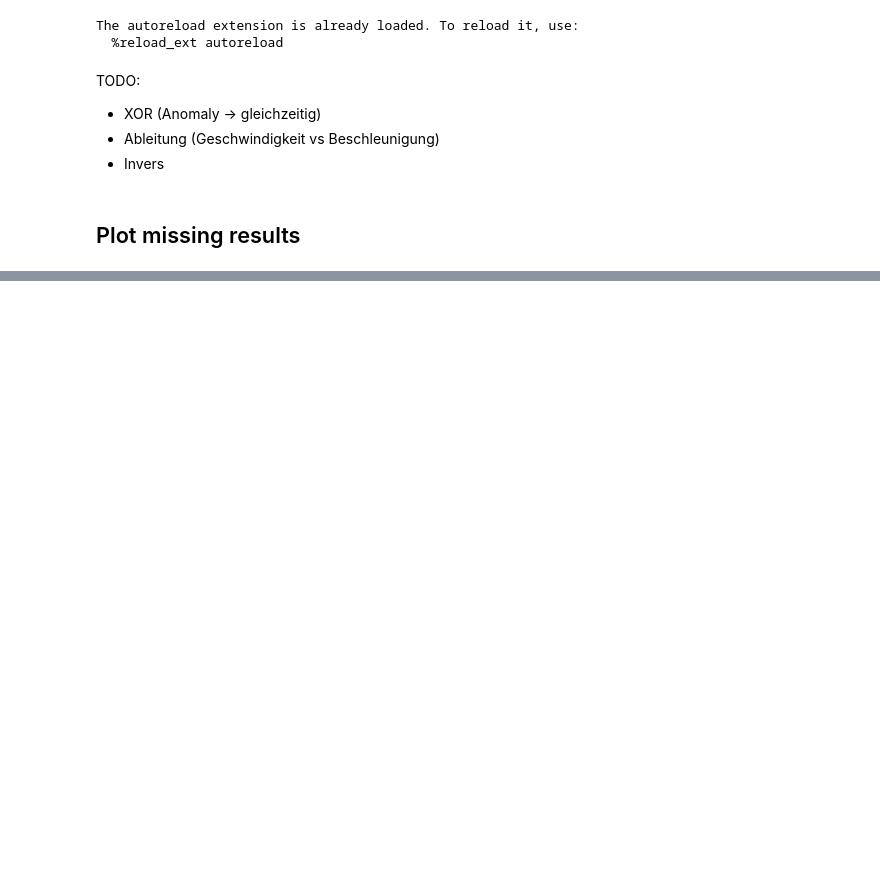
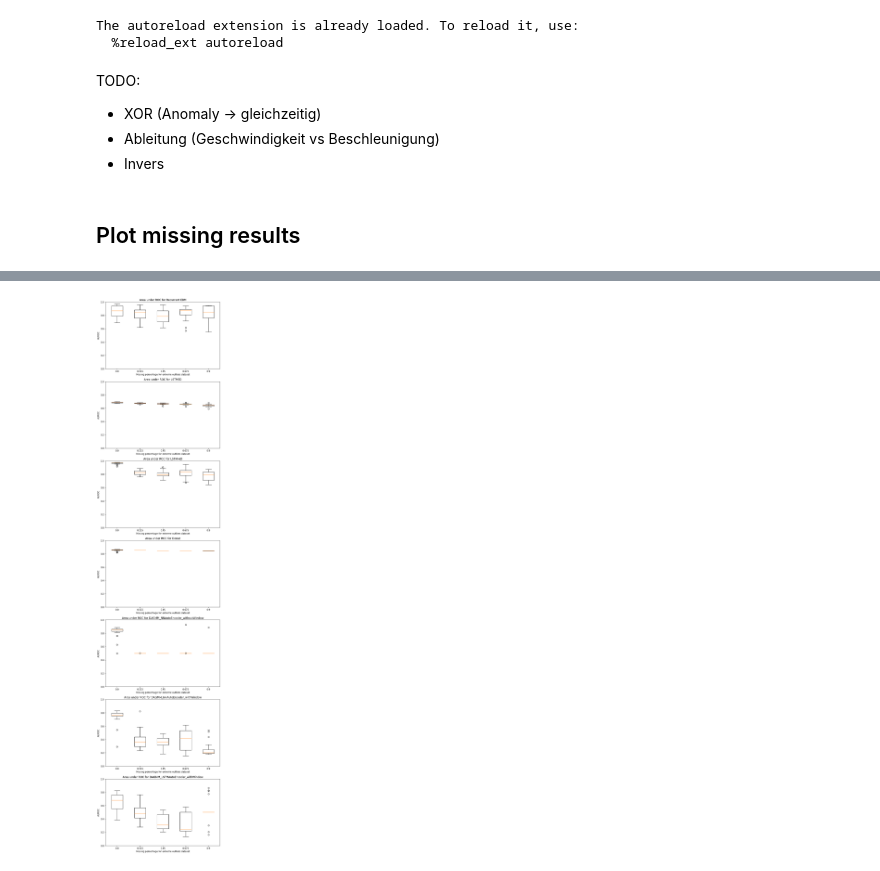
Before and after one commit to KDD-OpenSource/DeepADoTS, a Jupyter notebook: notebooks/3.1-tk-plot-missing.ipynb, the cells around one changed output, grey strips where cells are left out. Drawn from its saved outputs; the diff is of its cells as text; code cells hidden in the pictures; blank space fills up the shorter version.

Commit message:
temp results

```diff
--- a/notebooks/3.1-tk-plot-missing.ipynb
+++ b/notebooks/3.1-tk-plot-missing.ipynb
@@ -102,0 +68,11 @@ fig = evaluator2.plot_experiment_comparison('Missing')
+# %%
+pickle_dirs = ['data/exe2']
+datasets = [SyntheticDataGenerator.get(f'extreme_1_missing', 42, missing) for missing in np.linspace(0, 0.9, 5)]
+detectors = main.get_detectors()
+evaluators = []
+for dir_ in pickle_dirs:
+    for path in os.listdir(os.path.join(dir_, 'evaluators')):
+        ev = Evaluator(datasets, detectors, output_dir=dir_)
+        ev.import_results(path[:-4])
+        evaluators.append(ev)
+results = [ev.benchmark_results for ev in evaluators]
@@ -102,0 +97,23 @@ fig = evaluator2.plot_experiment_comparison('Missing')
+# %%
+aurocs = [x[['algorithm', 'dataset', 'auroc']] for x in results]
+aurocs_df = pd.concat(aurocs, axis=0, ignore_index=True)
+auroc_groups = aurocs_df.groupby(['algorithm', 'dataset'])
+aurocs_mean = auroc_groups.mean().reset_index()
+aurocs_std= auroc_groups.std().reset_index()
+# %%
+det_names = [str(x) for x in detectors[:]]
+ds_names = [str(x) for x in datasets]
+fig, axes = plt.subplots(len(det_names), figsize = (8, 5*len(det_names)))
+for ax, det in zip(axes.flat, det_names):
+    values = aurocs_df[aurocs_df['algorithm'] == det].drop(columns='algorithm')
+    ds_groups = values.groupby('dataset')
+    ax.boxplot([ds_groups.get_group(x)['auroc'].values for x in ds_names])
+    ax.set_title(f'Area under ROC for {det}')
+    ax.set_xticklabels([Evaluator.get_key_and_value(x)[1] for x in ds_names])
+    ax.set_xlabel('Missing percentage for extreme outliers dataset')
+    ax.set_ylabel('AUROC')
+    ax.set_ylim((0, 1))
+fig.tight_layout()
+fig.savefig('boxplots-auroc-datasets.pdf')
+# %% [output]
+[figure, added]
```
Also changed, not shown: parts of 14 cells of this notebook, 3 other files.
